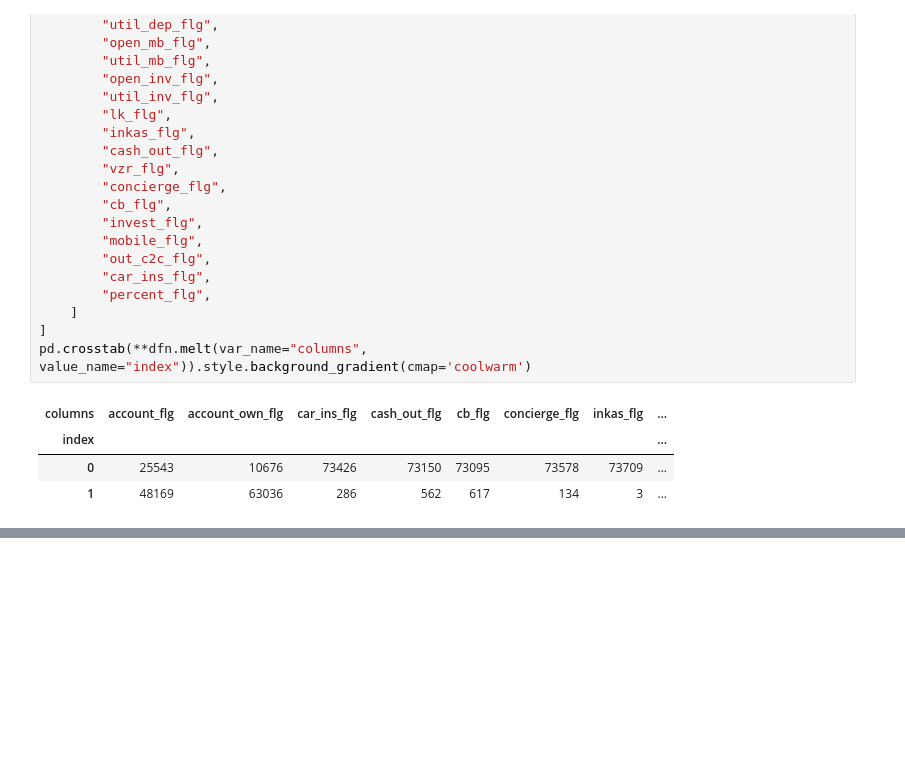
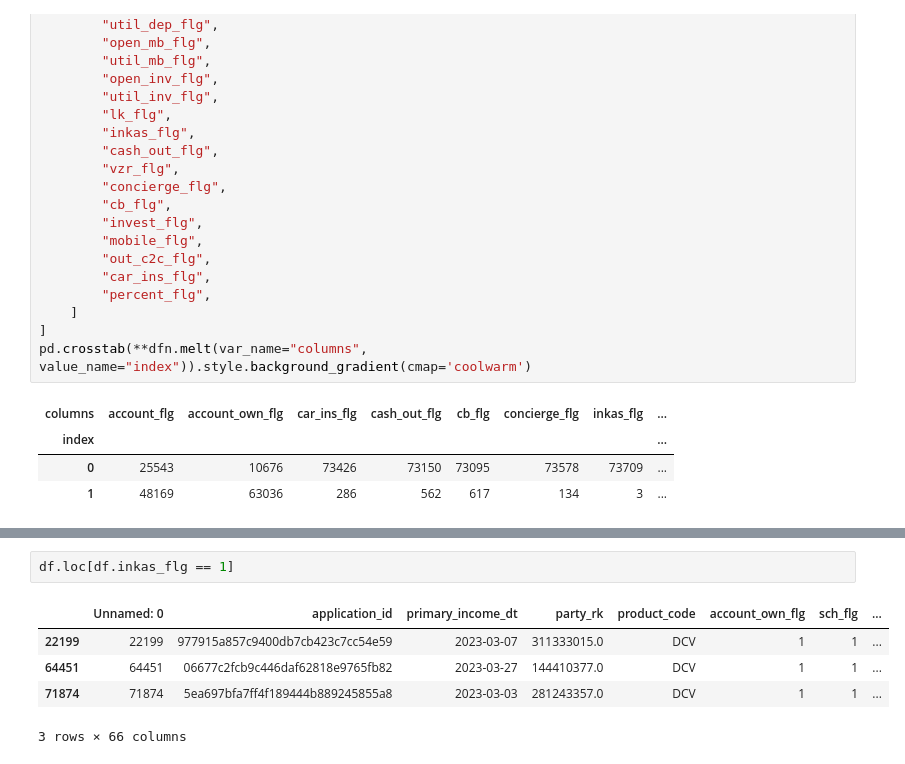
Before and after one commit to reproductionprohibited/dano-23-project, a Jupyter notebook: code/value_counts.ipynb, the cells around one changed output, grey strips where cells are left out. Cells and saved outputs as stored; diff of their text form; blank space fills up the shorter version.

```diff
--- a/code/value_counts.ipynb
+++ b/code/value_counts.ipynb
@@ -78,0 +80,8 @@ AttributeError: module 'pandas' has no attribute 'table'
+# %%
+df.loc[df.inkas_flg == 1]
+# %% [output]
+|  | Unnamed: 0 | application_id | primary_income_dt | party_rk | product_code | account_own_flg | sch_flg | ... |
+| 22199 | 22199 | 977915a857c9400db7cb423c7cc54e59 | 2023-03-07 | 311333015.0 | DCV | 1 | 1 | ... |
+| 64451 | 64451 | 06677c2fcb9c446daf62818e9765fb82 | 2023-03-27 | 144410377.0 | DCV | 1 | 1 | ... |
+| 71874 | 71874 | 5ea697bfa7ff4f189444b889245855a8 | 2023-03-03 | 281243357.0 | DCV | 1 | 1 | ... |
+3 rows × 66 columns
```
Also changed, not shown: parts of 2 cells of this notebook.
